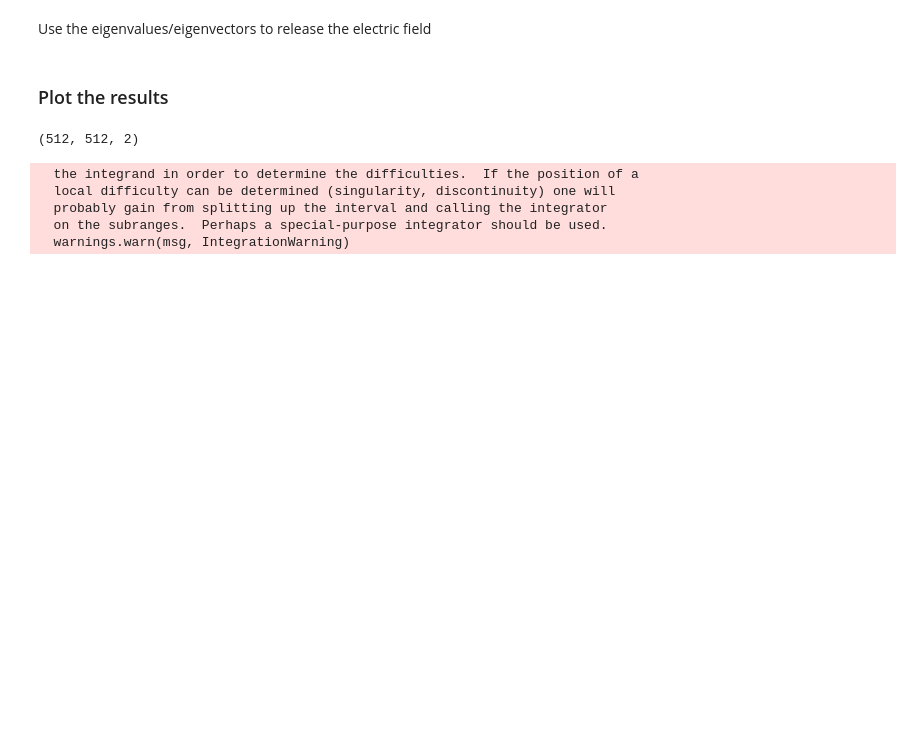
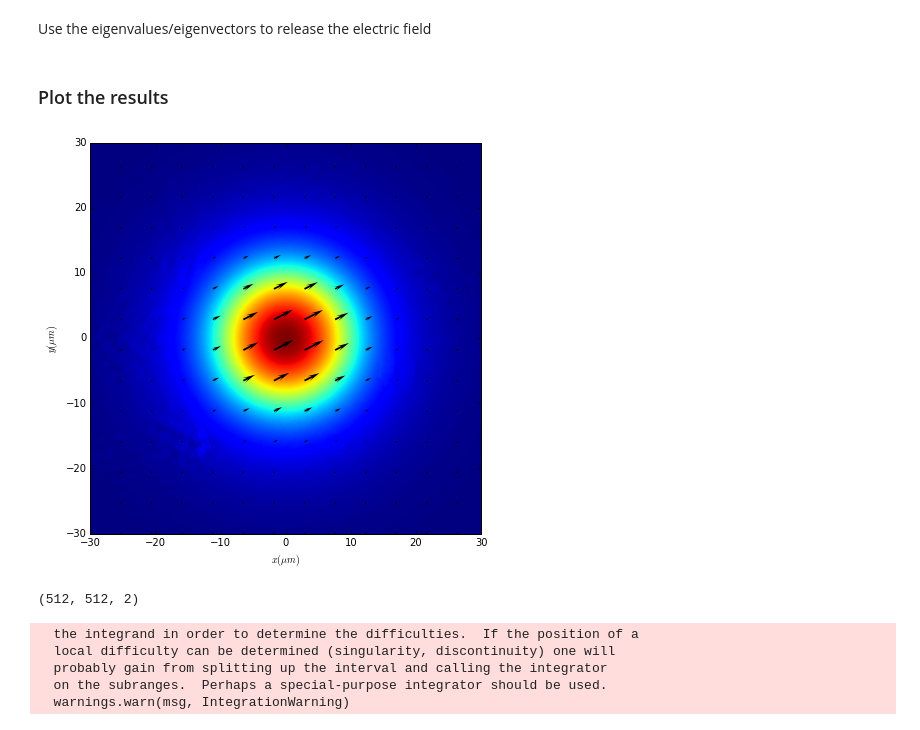
Before and after one commit to ibegleris/WaFEl, a Jupyter notebook: Dispersion_analysis.ipynb, the cells around one changed output. Drawn from its saved outputs; the diff is of its cells as text; code cells hidden in the pictures; blank space fills up the shorter version.

```diff
--- a/Dispersion_analysis.ipynb
+++ b/Dispersion_analysis.ipynb
@@ -100,7 +100,7 @@ ncore = 1.445 - 1e-4j # ref index of core
 #neff_g = 1.4445 # Guess of the modes
 num= 10   #The number of modes guess
 neff_g= ncore
-mesh_refinement = 0 # number of times to uniformly refine the mesh (used for convergence plots and better results)
+mesh_refinement = 3 # number of times to uniformly refine the mesh (used for convergence plots and better results)
 # %%
 from testing.Single_mode_fibre.Single_mode_theoretical import *
 neff_th, Aeff_th = main_test(ncore,nclad,lamda,r_core,r_clad)
@@ -349,5 +410,9 @@ Use the eigenvalues/eigenvectors to release the electric field
 size1,size2 = 512,512
 min_max = (-3*r_core,3*r_core,-3*r_core,3*r_core)
 # %%
-mode0 = modes(1,size1,size2,min_max,propagating_modes,beta,sort_index,k0)
+mode0 = modes(2,size1,size2,min_max,propagating_modes,beta,sort_index,k0)
 mode0.electric_field_full(k,A,ev,sort_index,free_dofs,combined_space)
+# %%
+mode0.plot_electric_field(scales = 2*150000,sp=40,cont_scale=700)
+# %% [output]
+[figure, added]
```
Also changed, not shown: parts of 14 cells of this notebook, 17 other files.
